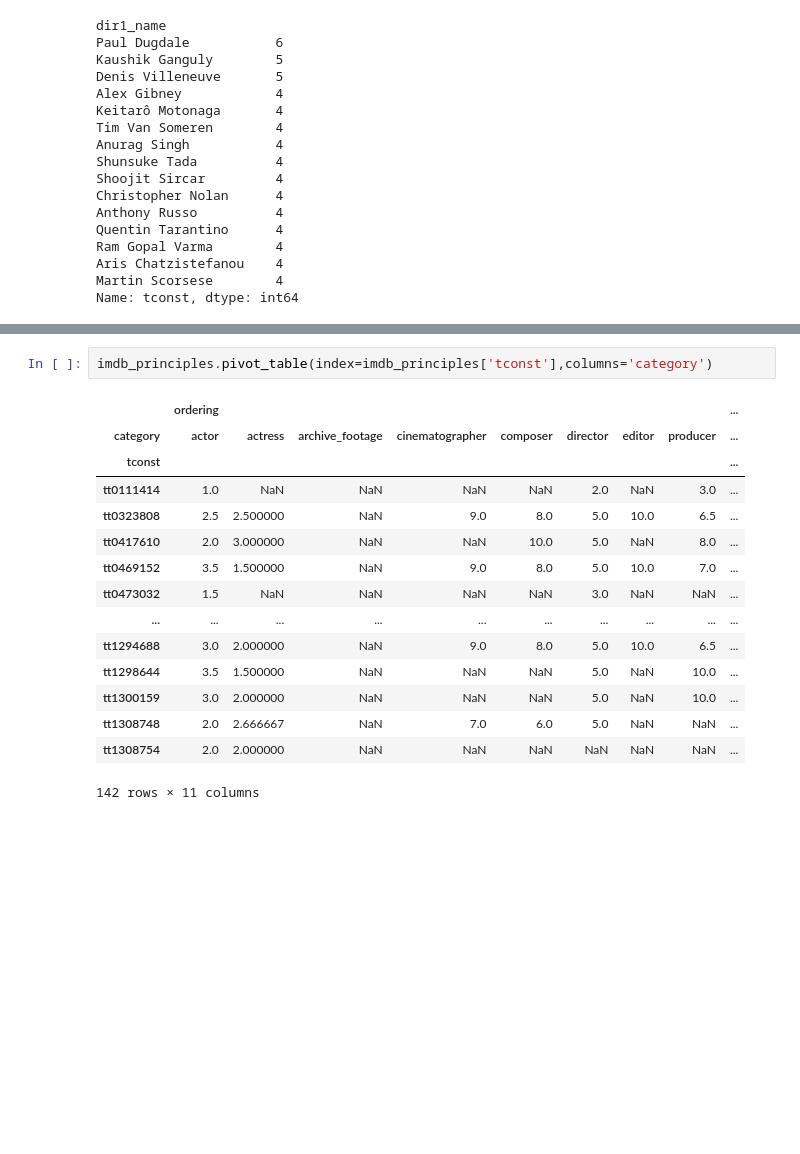
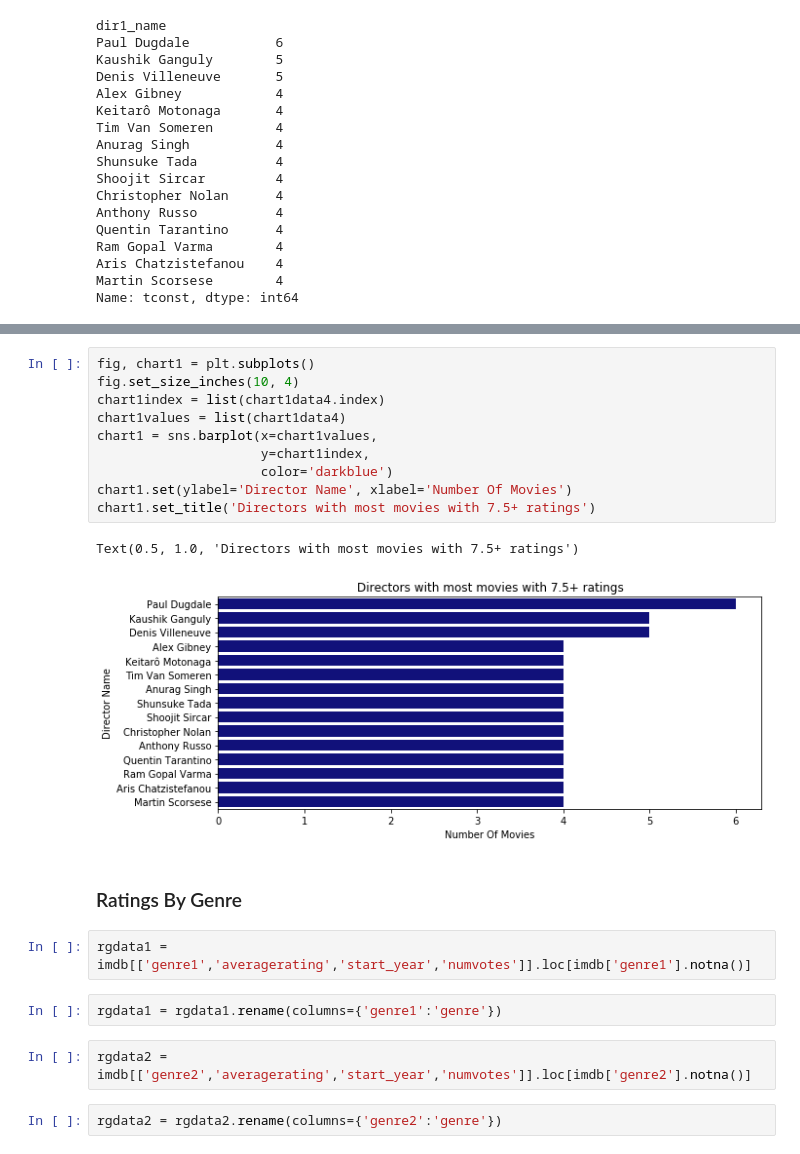
Before and after one commit to pvtsai/CXPT, a Jupyter notebook: imdb_directors_ratings_Cong.ipynb, the cells around one changed output, grey strips where cells are left out. Cells and saved outputs as stored; diff of their text form; blank space fills up the shorter version.

Commit message:
Movie Project 21-Jun EOD Commit

```diff
--- a/imdb_directors_ratings_Cong.ipynb
+++ b/imdb_directors_ratings_Cong.ipynb
@@ -351,18 +179,23 @@ imdb_principles.head(30)
-# %%
-imdb_principles.pivot_table(index=imdb_principles['tconst'],columns='category')
-# %% [output]
-|  | ordering |  |  |  |  |  |  |  | ... |
-| category | actor | actress | archive_footage | cinematographer | composer | director | editor | producer | ... |
-| tconst |  |  |  |  |  |  |  |  | ... |
-| tt0111414 | 1.0 | NaN | NaN | NaN | NaN | 2.0 | NaN | 3.0 | ... |
-| tt0323808 | 2.5 | 2.500000 | NaN | 9.0 | 8.0 | 5.0 | 10.0 | 6.5 | ... |
-| tt0417610 | 2.0 | 3.000000 | NaN | NaN | 10.0 | 5.0 | NaN | 8.0 | ... |
-| tt0469152 | 3.5 | 1.500000 | NaN | 9.0 | 8.0 | 5.0 | 10.0 | 7.0 | ... |
-| tt0473032 | 1.5 | NaN | NaN | NaN | NaN | 3.0 | NaN | NaN | ... |
-| ... | ... | ... | ... | ... | ... | ... | ... | ... | ... |
-| tt1294688 | 3.0 | 2.000000 | NaN | 9.0 | 8.0 | 5.0 | 10.0 | 6.5 | ... |
-| tt1298644 | 3.5 | 1.500000 | NaN | NaN | NaN | 5.0 | NaN | 10.0 | ... |
-| tt1300159 | 3.0 | 2.000000 | NaN | NaN | NaN | 5.0 | NaN | 10.0 | ... |
-| tt1308748 | 2.0 | 2.666667 | NaN | 7.0 | 6.0 | 5.0 | NaN | NaN | ... |
-| tt1308754 | 2.0 | 2.000000 | NaN | NaN | NaN | NaN | NaN | NaN | ... |
-142 rows × 11 columns
+# %%
+fig, chart1 = plt.subplots()
+fig.set_size_inches(10, 4)
+chart1index = list(chart1data4.index)
+chart1values = list(chart1data4)
+chart1 = sns.barplot(x=chart1values,
+                     y=chart1index,
+                     color='darkblue')
+chart1.set(ylabel='Director Name', xlabel='Number Of Movies')
+chart1.set_title('Directors with most movies with 7.5+ ratings')
+# %% [output]
+Text(0.5, 1.0, 'Directors with most movies with 7.5+ ratings')
+[figure, added]
+# %% [markdown]
+### Ratings By Genre
+# %%
+rgdata1 = imdb[['genre1','averagerating','start_year','numvotes']].loc[imdb['genre1'].notna()]
+# %%
+rgdata1 = rgdata1.rename(columns={'genre1':'genre'})
+# %%
+rgdata2 = imdb[['genre2','averagerating','start_year','numvotes']].loc[imdb['genre2'].notna()]
+# %%
+rgdata2 = rgdata2.rename(columns={'genre2':'genre'})
```
Also changed, not shown: parts of 62 cells of this notebook.
